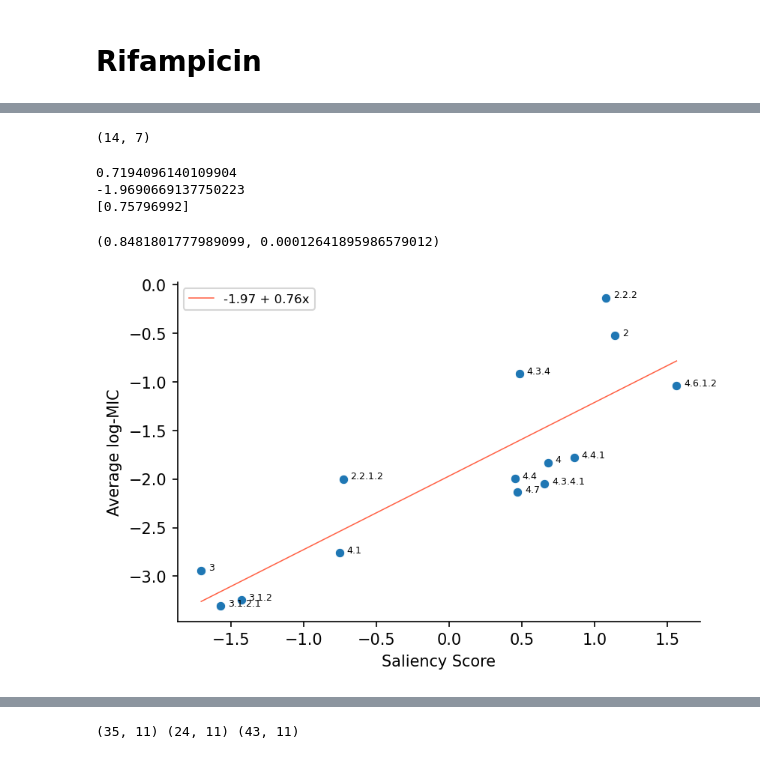
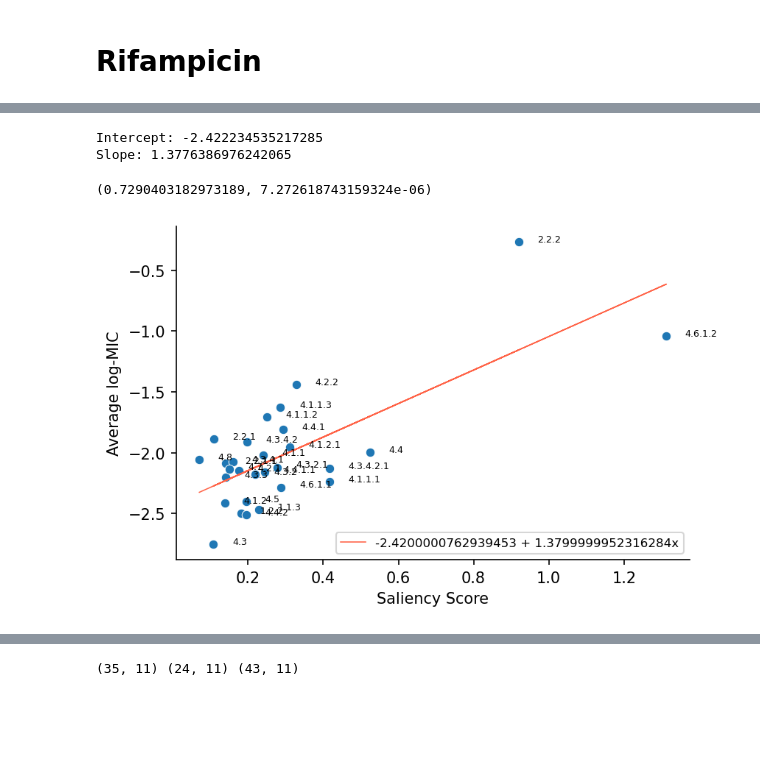
Before and after one commit to sanju99/MtbQuantCNN, a Jupyter notebook: analysis/plot_saliency.ipynb, the cells around one changed output, grey strips where cells are left out. Saved outputs shown, nothing was run; the diff lists cells and outputs as text; code cells hidden in the pictures; blank space fills up the shorter version.

Commit message:
significance scores for saliency

```diff
--- a/analysis/plot_saliency.ipynb
+++ b/analysis/plot_saliency.ipynb
@@ -275,27 +151,0 @@ plt.show()
-# %%
-mean_mic = df_moxi["MOXI_midpoint"].mean()
-
-for i, row in moxi_snps.iterrows():
-
-    moxi_snps.loc[i, "Max_pval"] = np.mean(np.array(bs_max_reps) >= row["Max"])
-    moxi_snps.loc[i, "Min_pval"] = np.mean(np.array(bs_min_reps) <= row["Min"])
-
-    isolates_with_snp = lineage_matrix.loc[lineage_matrix[str(row["Lineage"])]==1].index.values
-    # isolates_with_snp = snp_matrix.loc[snp_matrix[str(row["position"])]==1].index.values
-
-    var_mic = np.log(df_moxi.query("ROLLINGDB_ID in @isolates_with_snp")["MOXI_midpoint"].values).mean()
-    moxi_snps.loc[i, "log-MIC"] = var_mic
-# %%
-thresh = 0.05
-
-#significant_lineages = moxi_snps.query("(Max > 0 & Max_pval < @thresh) | (Min < 0 & Min_pval < @thresh)") #.merge(pd.DataFrame(df_moxi.groupby("Lineage_1")["MOXI_midpoint"].mean()), left_on="Lineage", right_index=True)
-#significant_lineages = moxi_snps.query("Max > 0 | Min < 0").merge(pd.DataFrame(df_moxi.groupby("Lineage_1")["MOXI_midpoint"].mean()), left_on="Lineage", right_index=True)
-
-#significant_lineages = moxi_snps.query("(Max > 0 & Max_pval < @thresh) | (Min < 0 & Min_pval < @thresh)")
-
-significant_lineages["plot_score"] = [row["Max"] if row["Max"] > 0 else row["Min"] for _, row in significant_lineages.iterrows()]
-# significant_lineages["log-MIC"] = np.log(significant_lineages["MOXI_midpoint"])
-significant_lineages = significant_lineages.sort_values("plot_score", ascending=False).reset_index(drop=True)
-print(significant_lineages.shape)
-# %% [output]
-(14, 7)
@@ -302,39 +154,38 @@ print(significant_lineages.shape)
 # %%
-X = significant_lineages["plot_score"].values.reshape(-1, 1)
+X = significant_lineages["Max"].values.reshape(-1, 1)
 y = significant_lineages["log-MIC"]
 
 linReg = LinearRegression(fit_intercept=True)
 linReg.fit(X, y)
 
 yhat = linReg.predict(X)
-print(linReg.score(X, y))
-print(linReg.intercept_)
-print(linReg.coef_)
+# print(linReg.score(X, y))
+print(f"Intercept: {linReg.intercept_}")
+print(f"Slope: {linReg.coef_[0]}")
 # %% [output]
-0.7194096140109904
--1.9690669137750223
-[0.75796992]
+Intercept: -2.422234535217285
+Slope: 1.3776386976242065
 # %%
-ax = sns.scatterplot(data=significant_lineages, x="plot_score", y="log-MIC")
+ax = sns.scatterplot(data=significant_lineages, x="Max", y="log-MIC")
 print(st.pearsonr(np.squeeze(X), y))
 
 for i, row in significant_lineages.iterrows():
-    ax.text(row["plot_score"]+0.05, row["log-MIC"], row["Lineage"], color='black', fontsize=6)
+    ax.text(row["Max"]+0.05, row["log-MIC"], row["Lineage"], color='black', fontsize=6)
 
 # for i, row in significant_lineages.iterrows():
 #     ax.text(row["plot_score"]+0.05, row["log-MIC"], row["position"], color='black', fontsize=6)
 
 plt.plot(np.squeeze(X), yhat, color="tomato", linewidth=0.75, label=f"{np.round(linReg.intercept_, 2)} + {np.round(linReg.coef_[0], 2)}x")
 
 plt.legend(fontsize=8)
 plt.xlabel("Saliency Score")
 plt.ylabel("Average log-MIC")
 sns.despine()
 #plt.savefig("../Figures/moxi_lineage_analysis1.png", dpi=300)
 plt.show()
 # %% [output]
-(0.8481801777989099, 0.00012641895986579012)
+(0.7290403182973189, 7.272618743159324e-06)
-[figure, old version]
+[figure, new version]
 # %%
 moxi_gyrBA_lineage2_df.query("Max > 0 & max_pVal < 0.05").sort_values("Max", ascending=False)
 # %% [output]
```
Also changed, not shown: parts of 25 cells of this notebook, 8 other files.
